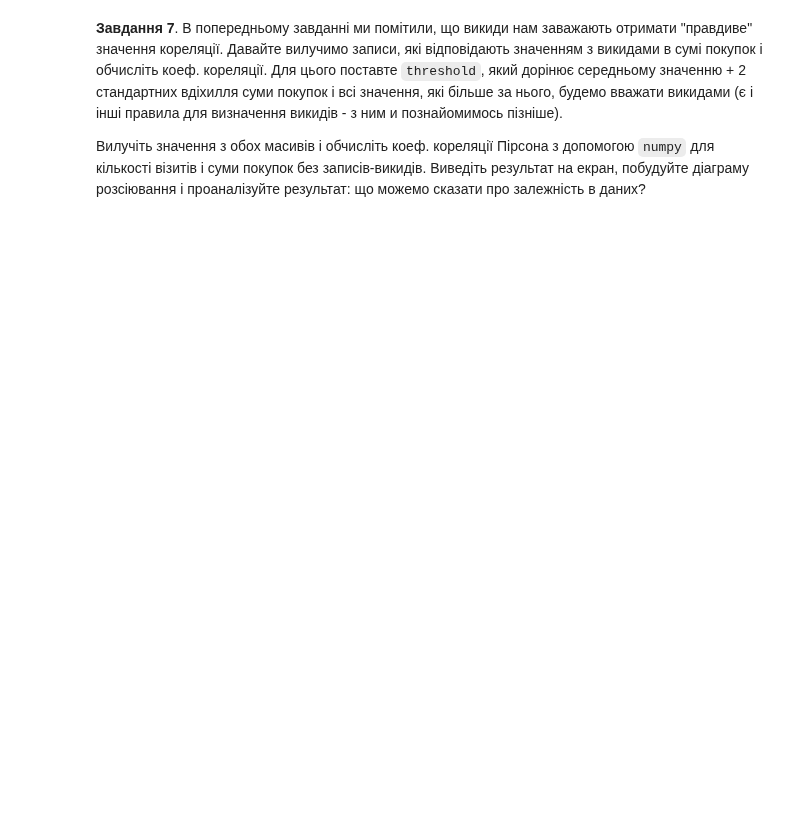
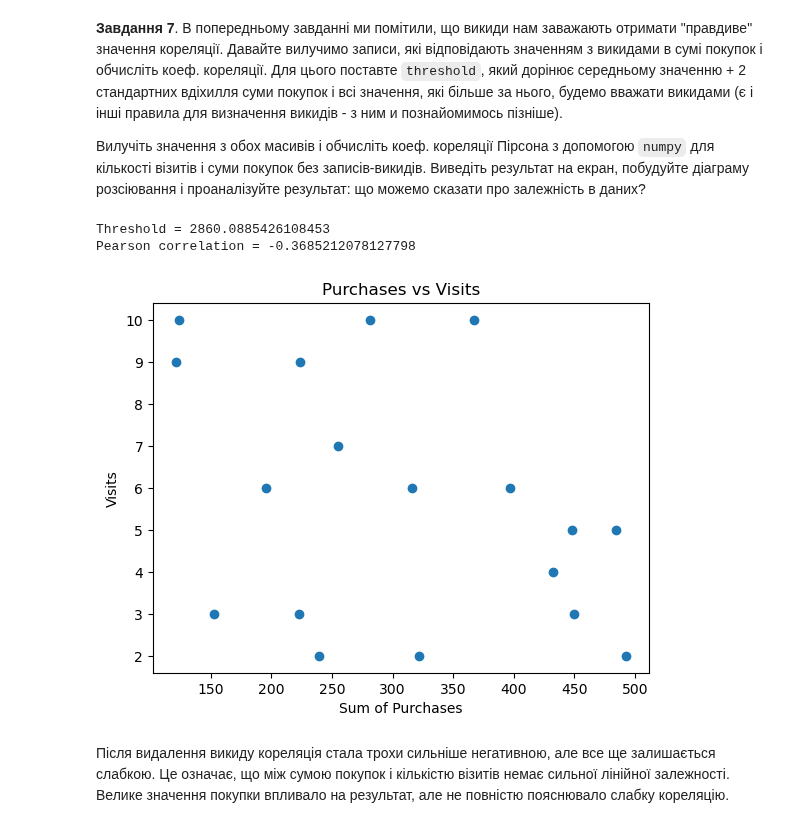
Before and after one commit to inna1999-pl/python_for_ds_tasks, a Jupyter notebook: Machine learning. New course/HW_1_1_Основи_статистики.ipynb, the cells around one changed output. Saved outputs shown, nothing was run; the diff lists cells and outputs as text; code cells hidden in the pictures; blank space fills up the shorter version.

```diff
--- a/Machine learning. New course/HW_1_1_Основи_статистики.ipynb
+++ b/Machine learning. New course/HW_1_1_Основи_статистики.ipynb
@@ -61,3 +169,32 @@ plt.ylabel('Number of Visits');
 **Завдання 7**. В попередньому завданні ми помітили, що викиди нам заважають отримати "правдиве" значення кореляції. Давайте вилучимо записи, які відповідають значенням з викидами в сумі покупок і обчисліть коеф. кореляції. Для цього поставте `threshold`, який дорінює середньому значенню + 2 стандартних вдіхилля суми покупок і всі значення, які більше за нього, будемо вважати викидами (є і інші правила для визначення викидів - з ним и познайомимось пізніше).
 
 Вилучіть значення з обох масивів і обчисліть коеф. кореляції Пірсона з допомогою `numpy` для кількості візитів і суми покупок без записів-викидів. Виведіть результат на екран, побудуйте діаграму розсіювання і проаналізуйте результат: що можемо сказати про залежність в даних?
+# %%
+threshold = np.mean(sum_purchases) + 2 * np.std(sum_purchases)
+
+new_purchases = []
+new_visits = []
+
+for i in range(len(sum_purchases)):
+    if sum_purchases[i] <= threshold:
+        new_purchases.append(sum_purchases[i])
+        new_visits.append(visits[i])
+
+corr = np.corrcoef(new_purchases, new_visits)[0, 1]
+
+print("Threshold =", threshold)
+print("Pearson correlation =", corr)
+
+plt.scatter(new_purchases, new_visits)
+
+plt.title("Purchases vs Visits")
+plt.xlabel("Sum of Purchases")
+plt.ylabel("Visits")
+
+plt.show()
+# %% [output]
+Threshold = 2860.0885426108453
+Pearson correlation = -0.3685212078127798
+[figure, added]
+# %% [markdown]
+Після видалення викиду кореляція стала трохи сильніше негативною, але все ще залишається слабкою. Це означає, що між сумою покупок і кількістю візитів немає сильної лінійної залежності. Велике значення покупки впливало на результат, але не повністю пояснювало слабку кореляцію.
```
Also changed, not shown: parts of 21 cells of this notebook.
